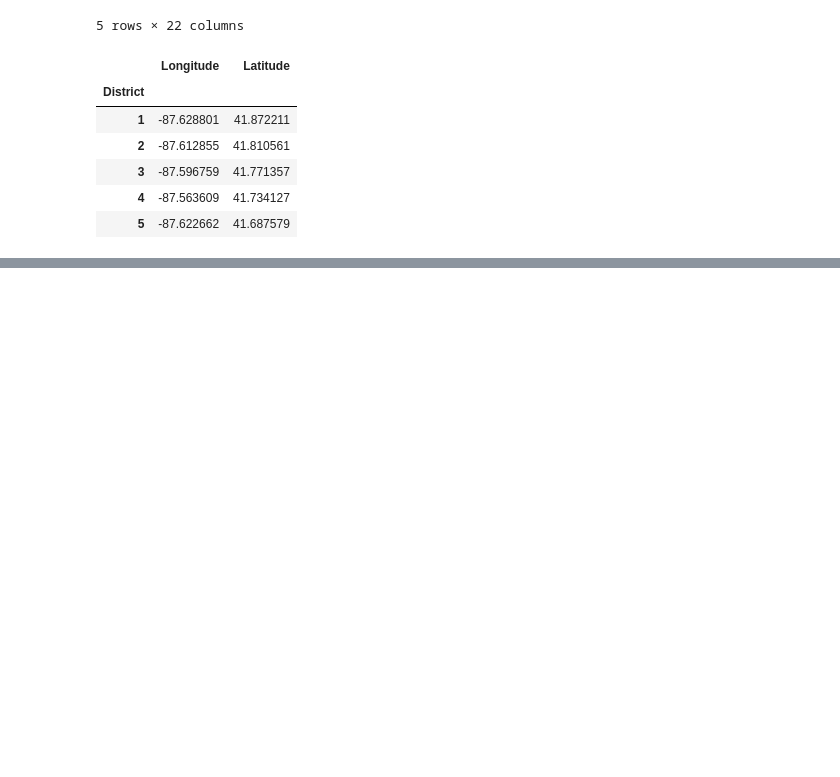
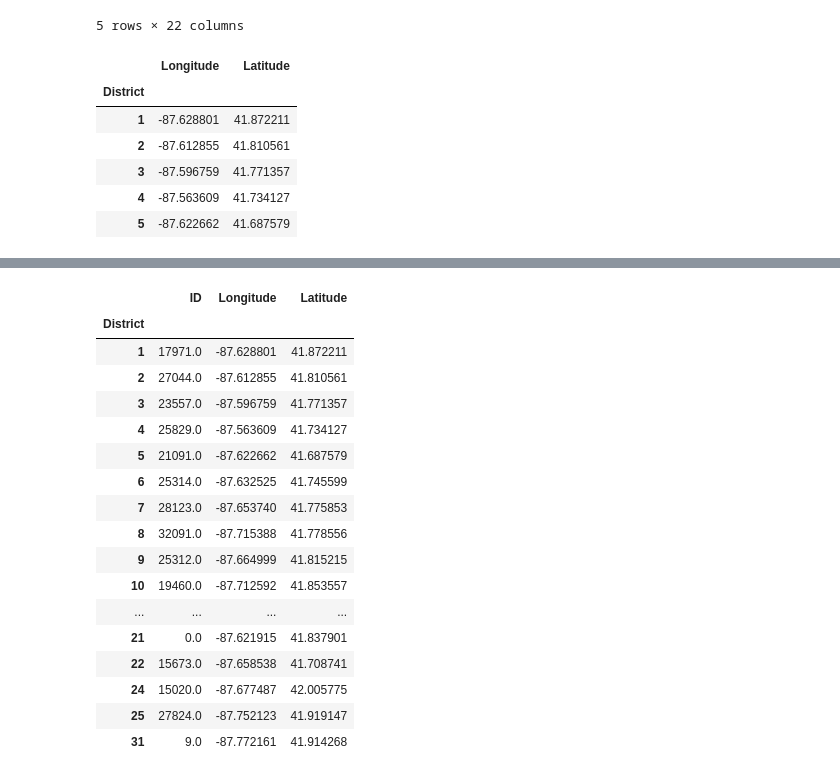
Before and after one commit to GiorgiKharshiladze/chicago-crime, a Jupyter notebook: final_project.ipynb, the cells around one changed output, grey strips where cells are left out. Drawn from its saved outputs; the diff is of its cells as text; code cells hidden in the pictures; blank space fills up the shorter version.

```diff
--- a/final_project.ipynb
+++ b/final_project.ipynb
@@ -60,0 +70,24 @@ dtype: int64
+# %%
+crimes_by_region = crime_data[["Year", "District", "ID"]][crime_data["Year"]==2002].groupby("District").count()
+crimes_by_region.index = crimes_by_region.index.astype(int)
+crimes_by_region = pd.concat([crimes_by_region[['ID']], districts], sort=True, axis=1).fillna(0)
+crimes_by_region
+# %% [output]
+|  | ID | Longitude | Latitude |
+| District |  |  |  |
+| 1 | 17971.0 | -87.628801 | 41.872211 |
+| 2 | 27044.0 | -87.612855 | 41.810561 |
+| 3 | 23557.0 | -87.596759 | 41.771357 |
+| 4 | 25829.0 | -87.563609 | 41.734127 |
+| 5 | 21091.0 | -87.622662 | 41.687579 |
+| 6 | 25314.0 | -87.632525 | 41.745599 |
+| 7 | 28123.0 | -87.653740 | 41.775853 |
+| 8 | 32091.0 | -87.715388 | 41.778556 |
+| 9 | 25312.0 | -87.664999 | 41.815215 |
+| 10 | 19460.0 | -87.712592 | 41.853557 |
+| ... | ... | ... | ... |
+| 21 | 0.0 | -87.621915 | 41.837901 |
+| 22 | 15673.0 | -87.658538 | 41.708741 |
+| 24 | 15020.0 | -87.677487 | 42.005775 |
+| 25 | 27824.0 | -87.752123 | 41.919147 |
+| 31 | 9.0 | -87.772161 | 41.914268 |
```
Also changed, not shown: parts of 5 cells of this notebook.
